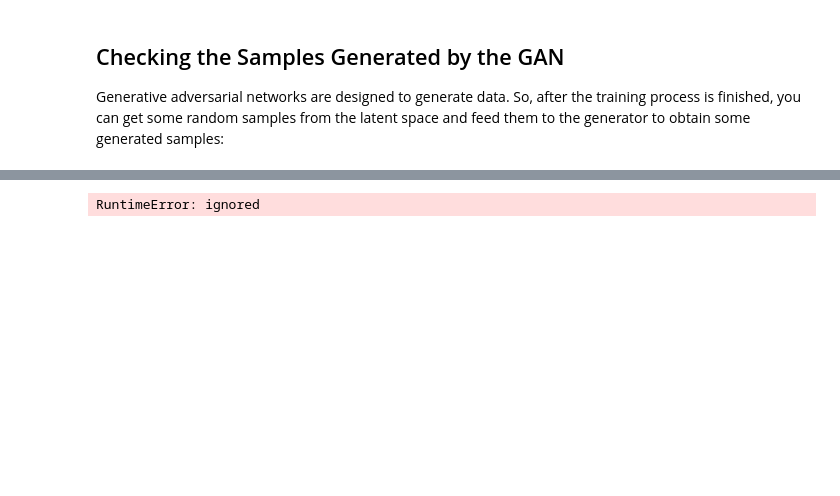
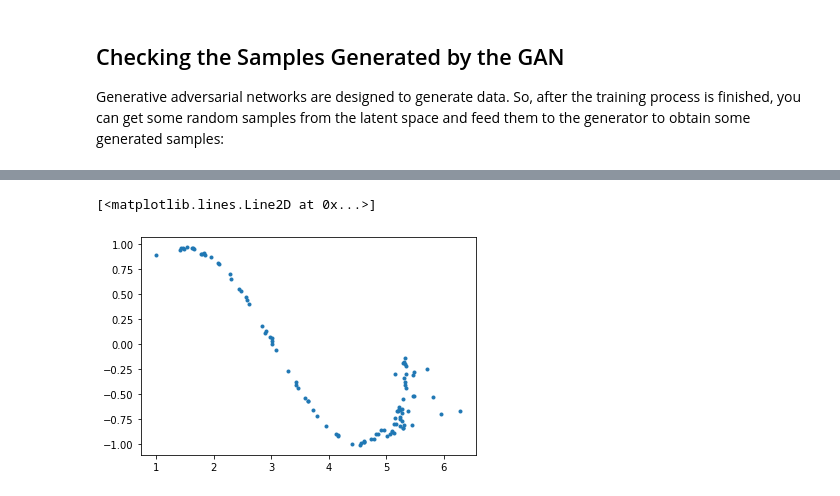
Before and after one commit to emanbuc/ML-GAN, a Jupyter notebook: Signal_generation_GAN.ipynb, the cells around one changed output, grey strips where cells are left out. Cells and saved outputs as stored; diff of their text form; code cells hidden in the pictures; blank space fills up the shorter version.

```diff
--- a/Signal_generation_GAN.ipynb
+++ b/Signal_generation_GAN.ipynb
@@ -545,40 +364,0 @@ optimizer_generator_eis = torch.optim.Adam(generatorEis.parameters(), lr=lr)
-# %%
-for epoch in range(num_epochs):
-    for n, (real_samples, _) in enumerate(train_loader_eis):
-        # Data for training the discriminator
-        real_samples_labels = torch.ones((batch_size, 1))
-        latent_space_samples = torch.randn((batch_size, 3))
-        generated_samples = generatorEis(latent_space_samples)
-        generated_samples_labels = torch.zeros((batch_size, 1))
-        all_samples = torch.cat((real_samples, generated_samples))
-        all_samples_labels = torch.cat(
-            (real_samples_labels, generated_samples_labels)
-        )
-
-        # Training the discriminator
-        discriminatorEis.zero_grad()
-        output_discriminator = discriminatorEis(all_samples)
-        loss_discriminator = loss_function(
-            output_discriminator, all_samples_labels)
-        loss_discriminator.backward()
-        optimizer_discriminator_eis.step()
-
-        # Data for training the generator
-        latent_space_samples = torch.randn((batch_size, 3))
-
-        # Training the generator
-        generatorEis.zero_grad()
-        generated_samples = generatorEis(latent_space_samples)
-        output_discriminator_generated = discriminatorEis(generated_samples)
-        loss_generator = loss_function(
-            output_discriminator_generated, real_samples_labels
-        )
-        loss_generator.backward()
-        optimizer_generator_eis.step()
-
-        # Show loss
-        if epoch % 10 == 0 and n == batch_size - 1:
-            print(f"Epoch: {epoch} Loss D.: {loss_discriminator}")
-            print(f"Epoch: {epoch} Loss G.: {loss_generator}")
-# %%
-generated_samples = generatorEis(latent_space_samples)
@@ -589,4 +365,5 @@ generatorEis.zero_grad()
-# %%
-loss_generator.backward()
-# %% [output]
-RuntimeError: ignored
+# %%
+plt.plot(generated_samples[:, 0], generated_samples[:, 2], ".")
+# %% [output]
+[<matplotlib.lines.Line2D at 0x...>]
+[figure, added]
```
Also changed, not shown: parts of 30 cells of this notebook.
